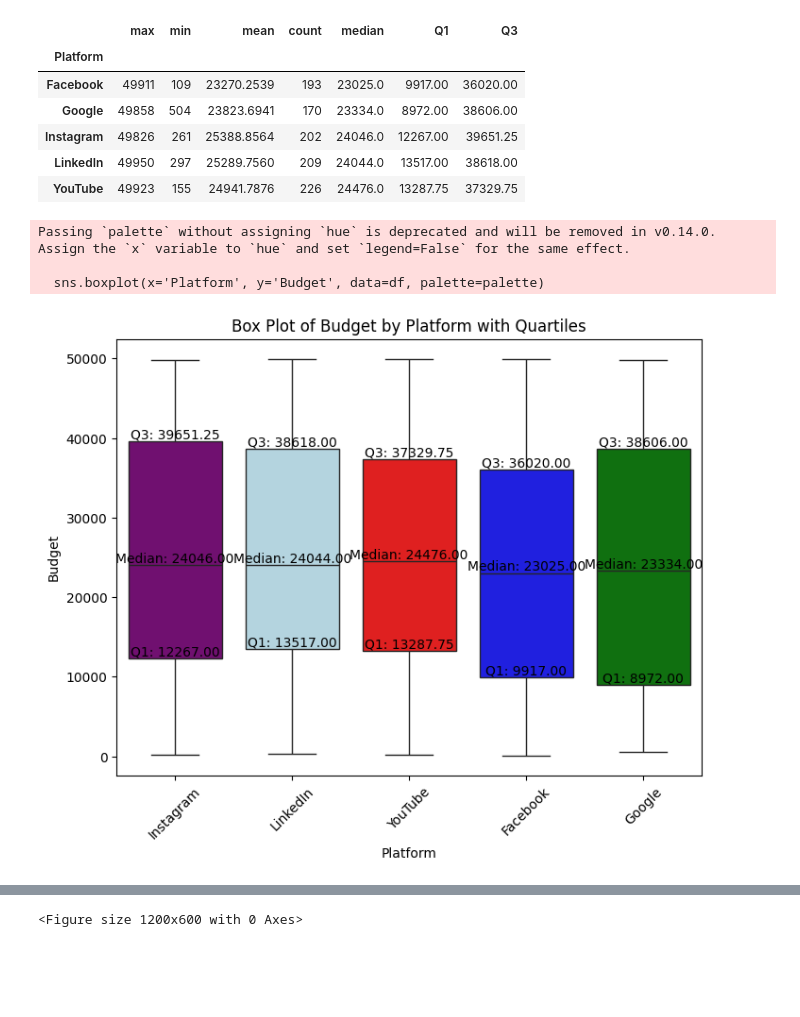
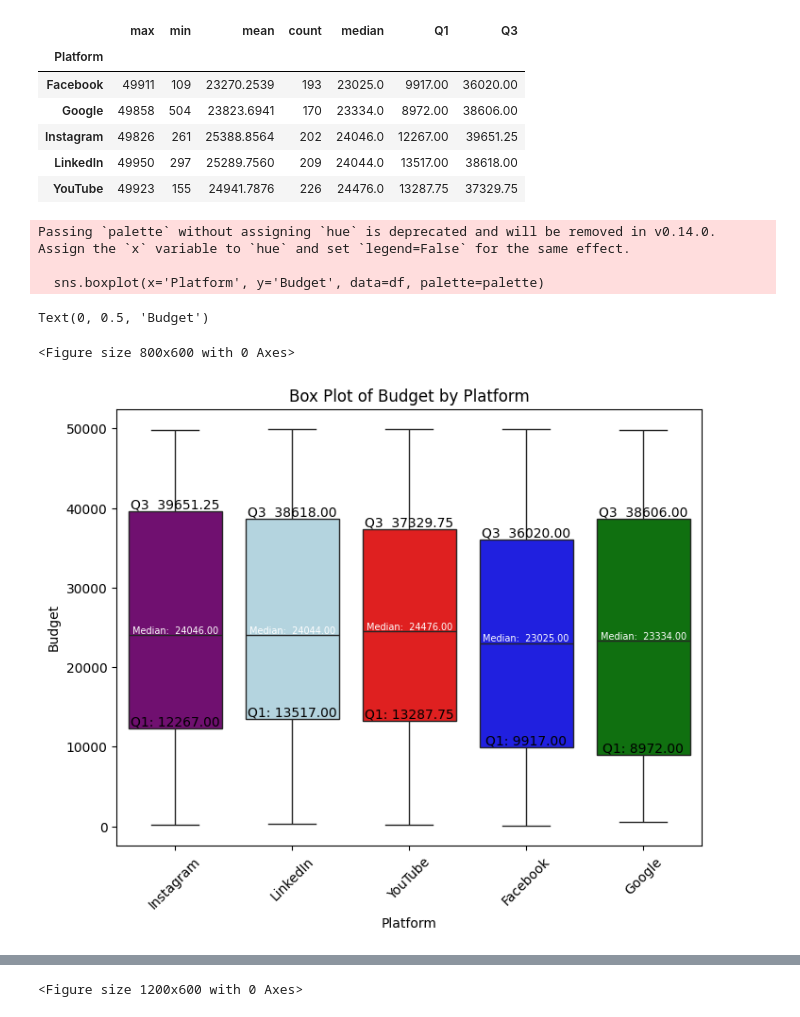
Before and after one commit to AnrieS/marketing_campaign_analysis, a Jupyter notebook: marketing_campaign_analysis.ipynb, the cells around one changed output, grey strips where cells are left out. Cells and saved outputs as stored; diff of their text form; code cells hidden in the pictures; blank space fills up the shorter version.

```diff
--- a/marketing_campaign_analysis.ipynb
+++ b/marketing_campaign_analysis.ipynb
@@ -257,30 +258,37 @@ platform_budget_grouped
 | LinkedIn | 49950 | 297 | 25289.7560 | 209 | 24044.0 | 13517.00 | 38618.00 |
 | YouTube | 49923 | 155 | 24941.7876 | 226 | 24476.0 | 13287.75 | 37329.75 |
 # %%
+
 plt.figure(figsize=(8, 6))
 palette = {'YouTube': 'red', 'Facebook': 'blue', 'Google': 'Green', 'LinkedIn': 'LightBlue', 'Instagram': 'Purple'}
 
+plt.figure(figsize=(8, 6))
 sns.boxplot(x='Platform', y='Budget', data=df, palette=palette)
 
-# Calculate quartiles for each platform and annotate
-for platform in df['Platform'].unique():
-    platform_data = df[df['Platform'] == platform]['Budget']
-    q1 = np.percentile(platform_data, 25)
-    median = np.percentile(platform_data, 50)
-    q3 = np.percentile(platform_data, 75)
+for platform, row in platform_budget_grouped.iterrows():
+    q1= row['Q1']
+    median_ = row['median']
+    q3 = row['Q3']
 
-    # Add annotations
-    plt.text(platform, q1, f'Q1: {q1:.2f}', horizontalalignment='center', verticalalignment='bottom', fontsize=10)
-    plt.text(platform, median, f'Median: {median:.2f}', horizontalalignment='center', verticalalignment='bottom', fontsize=10)
-    plt.text(platform, q3, f'Q3: {q3:.2f}', horizontalalignment='center', verticalalignment='bottom', fontsize=10)
+    plt.text(platform, q1, f'Q1: {q1:.2f}',
+             horizontalalignment = 'center', verticalalignment = 'bottom', fontsize = 10, color='black')
 
-plt.title('Box Plot of Budget by Platform with Quartiles')
+    plt.text(platform, median_, f'Median: {median_: .2f}',
+             horizontalalignment='center', verticalalignment = 'bottom', fontsize=7, color='white')
+
+    plt.text(platform, q3, f'Q3 {q3: .2f}',
+             horizontalalignment = 'center', verticalalignment = 'bottom', fontsize = 10, color='black')
+
+
+
+plt.title('Box Plot of Budget by Platform')
 plt.xlabel('Platform')
+plt.xticks(rotation=45)
 plt.ylabel('Budget')
-plt.xticks(rotation=45)
-plt.show()
 # %% [output]
 Passing `palette` without assigning `hue` is deprecated and will be removed in v0.14.0. Assign the `x` variable to `hue` and set `legend=False` for the same effect.
 
   sns.boxplot(x='Platform', y='Budget', data=df, palette=palette)
+Text(0, 0.5, 'Budget')
+<Figure size 800x600 with 0 Axes>
-[figure, old version]
+[figure, new version]
```
Also changed, not shown: parts of 9 cells of this notebook.
